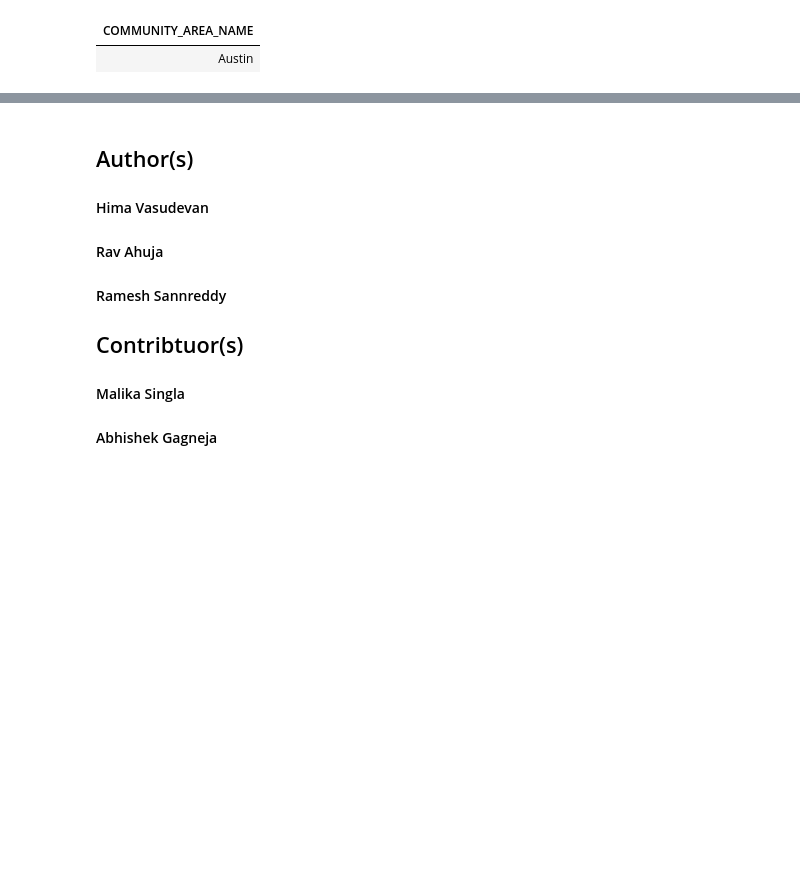
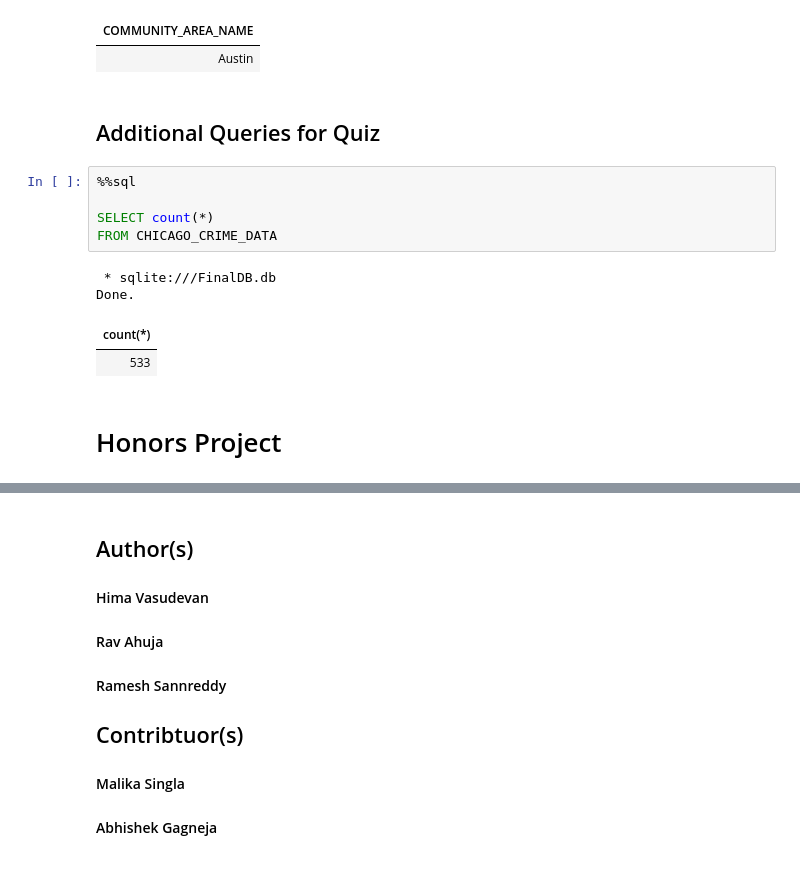
Before and after one commit to roman91DE/ibm_dataEngineering_labs, a Jupyter notebook: chicago_crime/mod5_final_project.ipynb, the cells around one changed output, grey strips where cells are left out. Cells and saved outputs as stored; diff of their text form; blank space fills up the shorter version.

```diff
--- a/chicago_crime/mod5_final_project.ipynb
+++ b/chicago_crime/mod5_final_project.ipynb
@@ -320,3 +320,17 @@ WHERE COMMUNITY_AREA_NUMBER = (
 Done.
 | COMMUNITY_AREA_NAME |
 | Austin |
+# %% [markdown]
+## Additional Queries for Quiz
+# %%
+%%sql
+
+SELECT count(*)
+FROM CHICAGO_CRIME_DATA
+# %% [output]
+ * sqlite:///FinalDB.db
+Done.
+| count(*) |
+| 533 |
+# %% [markdown]
+# Honors Project
```
Also changed, not shown: parts of 9 cells of this notebook, 1 other file.
